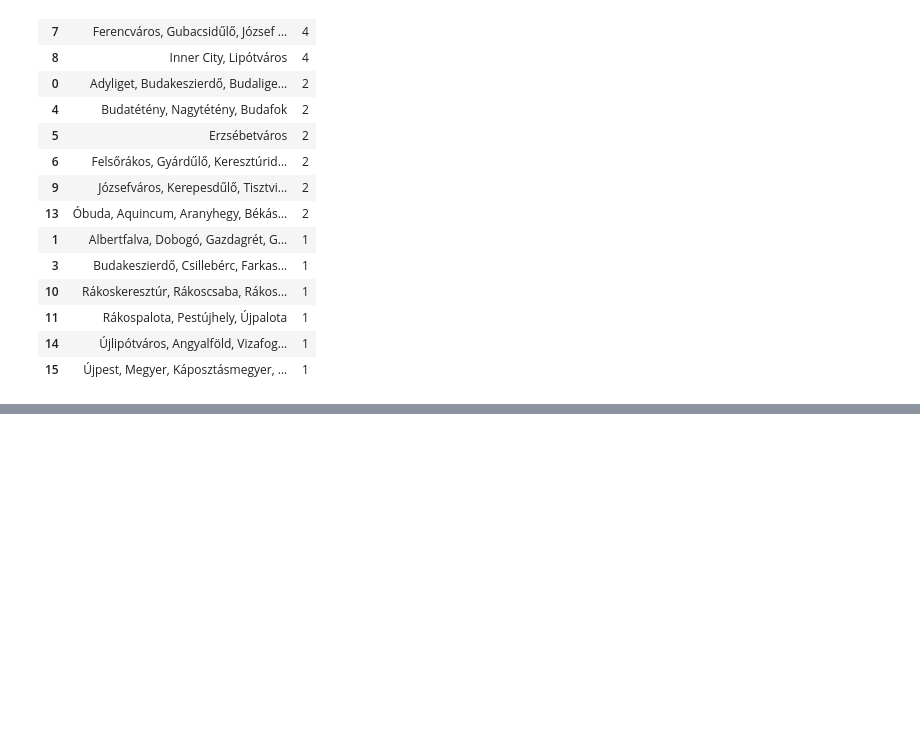
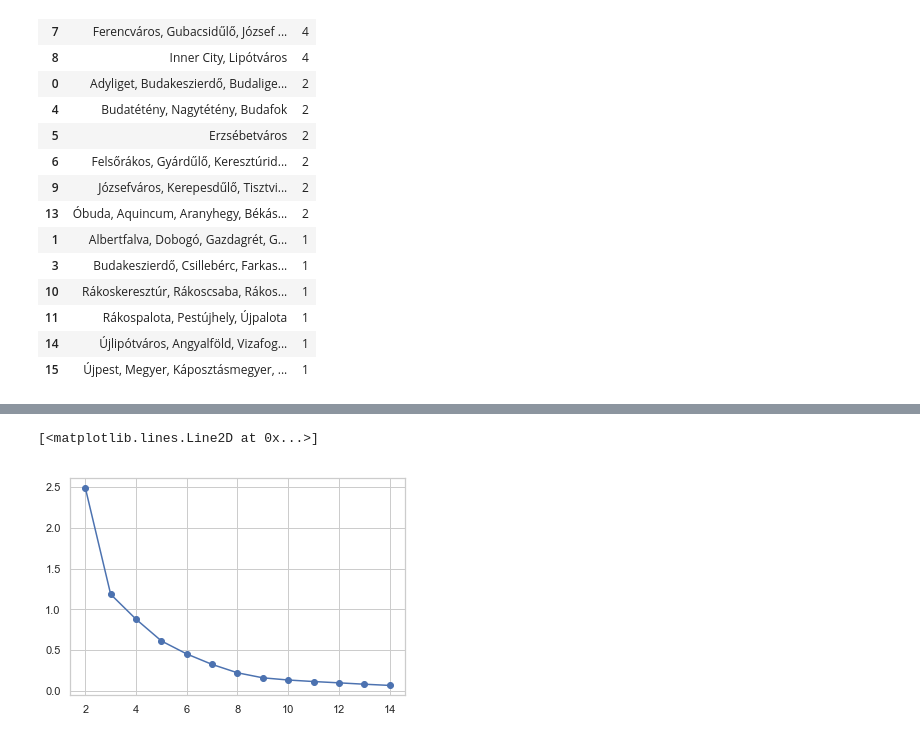
Before and after one commit to ZsoltNagy86/Budapest_Cult_Sites, a Jupyter notebook: Code/Budapest_Cult_Sights.ipynb, the cells around one changed output, grey strips where cells are left out. Drawn from its saved outputs; the diff is of its cells as text; code cells hidden in the pictures; blank space fills up the shorter version.

Commit message:
Cluster_Analysis_Added

```diff
--- a/Code/Budapest_Cult_Sights.ipynb
+++ b/Code/Budapest_Cult_Sights.ipynb
@@ -429,7 +428,7 @@ color_dict = color_dict.reset_index()
 color_dict = color_dict.rename(columns={"index": "Neighbourhood", 0: "Color"})
 
 df_cult_ven = df_cult_ven.reset_index(drop=True)
-df_cult_ven = df_cult_ven >> drop(X.Color)
+#df_cult_ven = df_cult_ven >> drop(X.Color)
 df_cult_ven = df_cult_ven >> left_join(color_dict, by='Neighbourhood')
 df_cult_ven['Color'] = df_cult_ven['Color'].fillna('lightgray')
 df_cult_ven
@@ -471,3 +470,27 @@ for lat, long, name, color in zip(df_cult_ven['Venue_Latitude'],
 m
 # %% [output]
 [interactive output not drawn]
+# %%
+# K-means clusters to find segments of cultural sights of Budapest
+
+# Creating dataframe for clustering
+df_clust = df_cult_ven >> select(X.likes, X.tipCount, X.rating)
+df_clust = df_clust.fillna(np.nanmedian(df_clust['rating']))
+df_columns = df_clust.columns
+
+# Standardizing data to ensure that unit of dimension does not distort relative near-ness of observations
+mms = MinMaxScaler()
+df_clust = mms.fit_transform(df_clust)
+df_clust = pd.DataFrame(df_clust, columns=df_columns)
+
+# Running K-means clusters
+clusters_range = [2,3,4,5,6,7,8,9,10,11,12,13,14]
+inertias =[]
+for c in clusters_range:
+    kmeans = KMeans(n_clusters=c, random_state=0).fit(df_clust)
+    inertias.append(kmeans.inertia_)
+plt.figure()
+plt.plot(clusters_range,inertias, marker='o')
+# %% [output]
+[<matplotlib.lines.Line2D at 0x...>]
+[figure, added]
```
Also changed, not shown: parts of 8 cells of this notebook, 2 other files.
